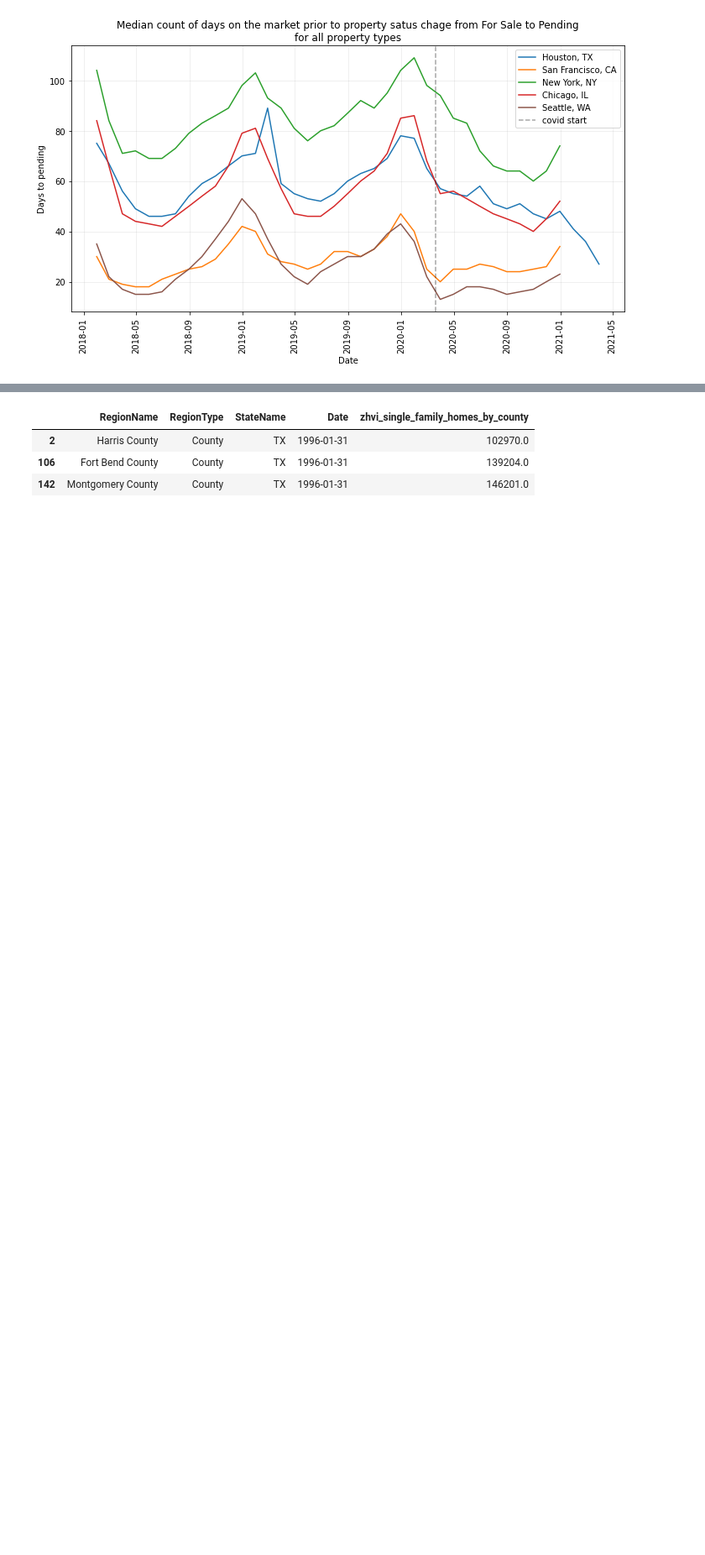
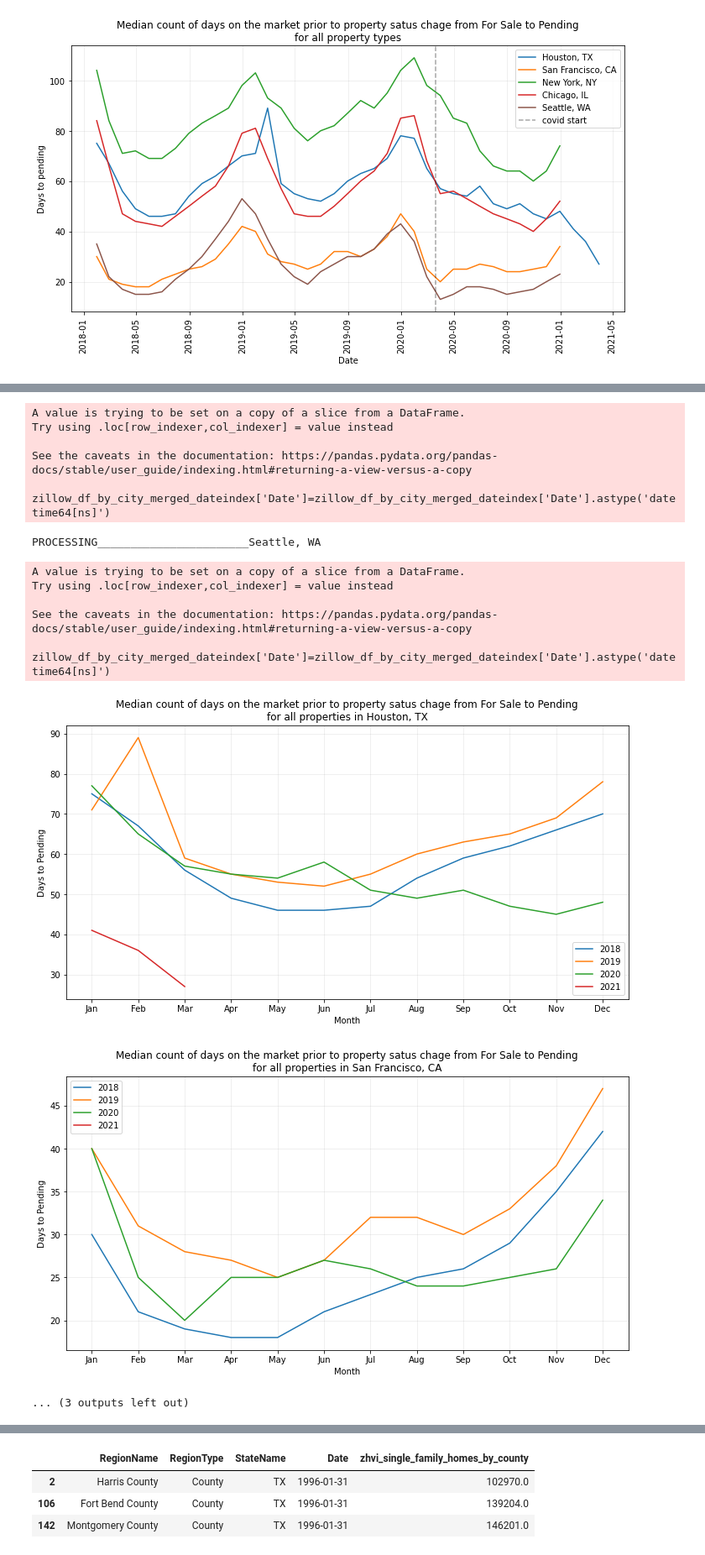
Before and after one commit to i-am-phoenix/Demo, a Jupyter notebook: zillow_data_cleaning_functions.ipynb, the cells around one changed output, grey strips where cells are left out. Shown at 84% size. Cells and saved outputs as stored; diff of their text form; code cells hidden in the pictures; blank space fills up the shorter version.

Commit message:
generated figures for inventory analysis by city & by year for each given city

```diff
--- a/zillow_data_cleaning_functions.ipynb
+++ b/zillow_data_cleaning_functions.ipynb
@@ -496,9 +513,7 @@ See the caveats in the documentation: https://pandas.pydata.org/pandas-docs/stab
 # %%
 #------------------------ Plotting inventory data - Days to Pending ------------------------
 # ---------------------------------- by city (seasonally) ----------------------------------
-plt.figure(figsize=(10, 6))
-color=['tab:blue', 'tab:orange', 'tab:green', 'tab:red', 'tab:brown']
-counter=0
+
 for city in chosen_cities:
     print(f"PROCESSING_______________________{city}")
 
@@ -509,27 +524,20 @@ for city in chosen_cities:
     zillow_df_by_city_merged_dateindex['Date']=zillow_df_by_city_merged_dateindex['Date'].astype('datetime64[ns]')
     zillow_df_by_city_merged_dateindex=zillow_df_by_city_merged_dateindex.sort_values('Date')
 
-#   plt.figure(figsize=(10, 6))
-    plt.plot(zillow_df_by_city_merged_dateindex['Date'],
-               zillow_df_by_city_merged_dateindex['inventory_d2p_data'],
-             color[counter],
-             label=city)
+    fig, ax = plt.subplots(figsize=(12, 6))
+    for label, grp in zillow_df_by_city_merged_dateindex.groupby('Year'):
+        grp.plot(x = 'MonthNumeric', y = 'inventory_d2p_data',ax = ax, label = label)
+        counter+=1
+    plt.xlabel("Month")
+    plt.ylabel("Days to Pending")
+    plt.title(f"Median count of days on the market prior to property satus chage from For Sale to Pending\nfor all properties in {zillow_df_by_city_merged_dateindex['City'].unique()[0]}")
+    plt.grid(alpha=0.25)
+    plt.xticks(np.arange(1,13,1),['Jan', 'Feb', 'Mar', 'Apr', 'May', 'Jun', 'Jul', 'Aug', 'Sep', 'Oct', 'Nov', 'Dec'])
+    plt.legend()
 
-    plt.xlabel("Date")
-    plt.ylabel("Days to pending")
-    plt.title(f"Median count of days on the market prior to property satus chage from For Sale to Pending\nfor all property types")
-    plt.grid(alpha=0.25)
-    plt.xticks(rotation=90)
-    plt.tight_layout()
+    city_formatted=city.split(",")[0].replace(" ", "_")
 
+    file_name= "inventoryDays2Pending"
+    plt.savefig( "figures/" + file_name + "_vs_month_" + city_formatted +".png")
     counter+=1
-
-import datetime as dt
-
-plt.axvline(dt.datetime(2020, 3, 21), c='k', alpha=0.35, label="covid start", linestyle='--')
-plt.legend()
-
-city_formatted=city.split(",")[0].replace(" ", "_")
-
-file_name= "inventoryDays2Pending_AllCities"
-plt.savefig( "figures/" + file_name +".png")
+# %% [output]
@@ -536,3 +563,17 @@ plt.savefig( "figures/" + file_name +".png")
+A value is trying to be set on a copy of a slice from a DataFrame.
+Try using .loc[row_indexer,col_indexer] = value instead
+
+See the caveats in the documentation: https://pandas.pydata.org/pandas-docs/stable/user_guide/indexing.html#returning-a-view-versus-a-copy
+  zillow_df_by_city_merged_dateindex['Date']=zillow_df_by_city_merged_dateindex['Date'].astype('datetime64[ns]')
+PROCESSING_______________________Seattle, WA
+A value is trying to be set on a copy of a slice from a DataFrame.
+Try using .loc[row_indexer,col_indexer] = value instead
+
+See the caveats in the documentation: https://pandas.pydata.org/pandas-docs/stable/user_guide/indexing.html#returning-a-view-versus-a-copy
+  zillow_df_by_city_merged_dateindex['Date']=zillow_df_by_city_merged_dateindex['Date'].astype('datetime64[ns]')
+[figure, added]
+[figure, added]
+... (3 outputs left out)
 # %%
 #--------------------------- Analyzing real estate data by county --------------------------
 # Create subset data frames based on data type (city, zipcode, county etc)
```
Also changed, not shown: parts of 3 cells of this notebook, 13 other files.
